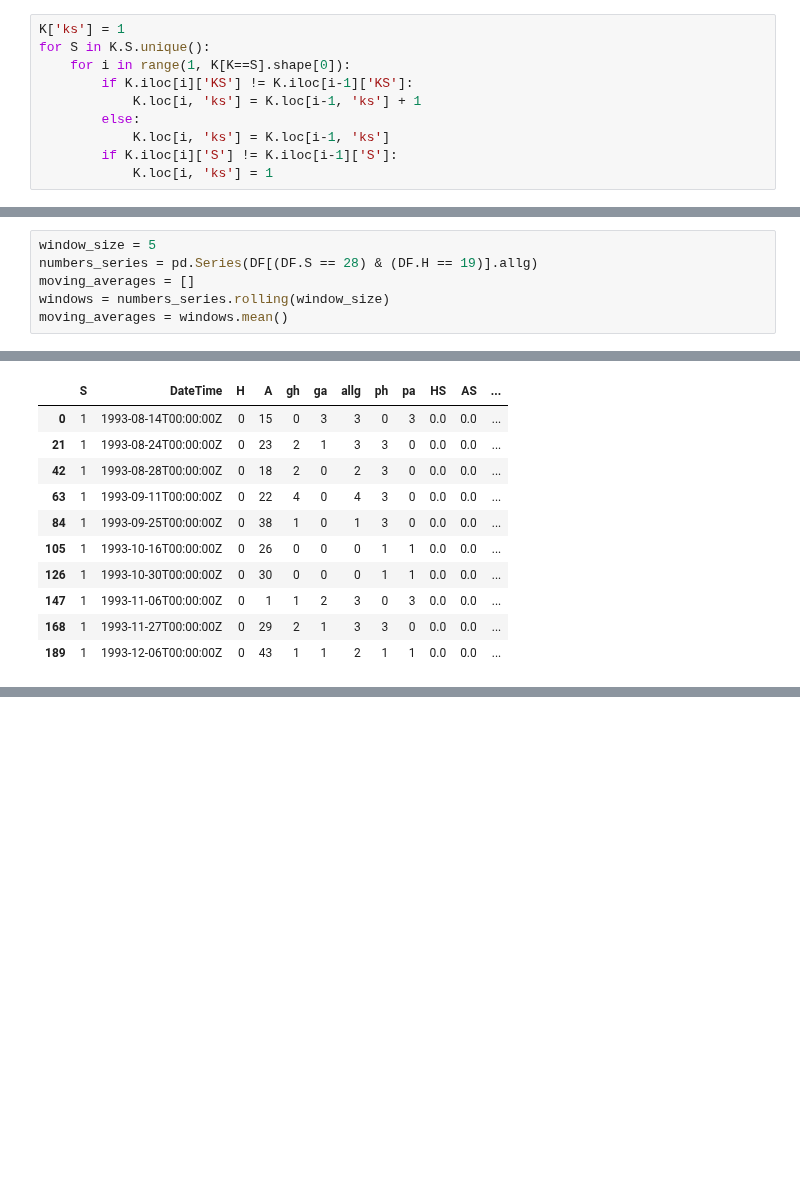
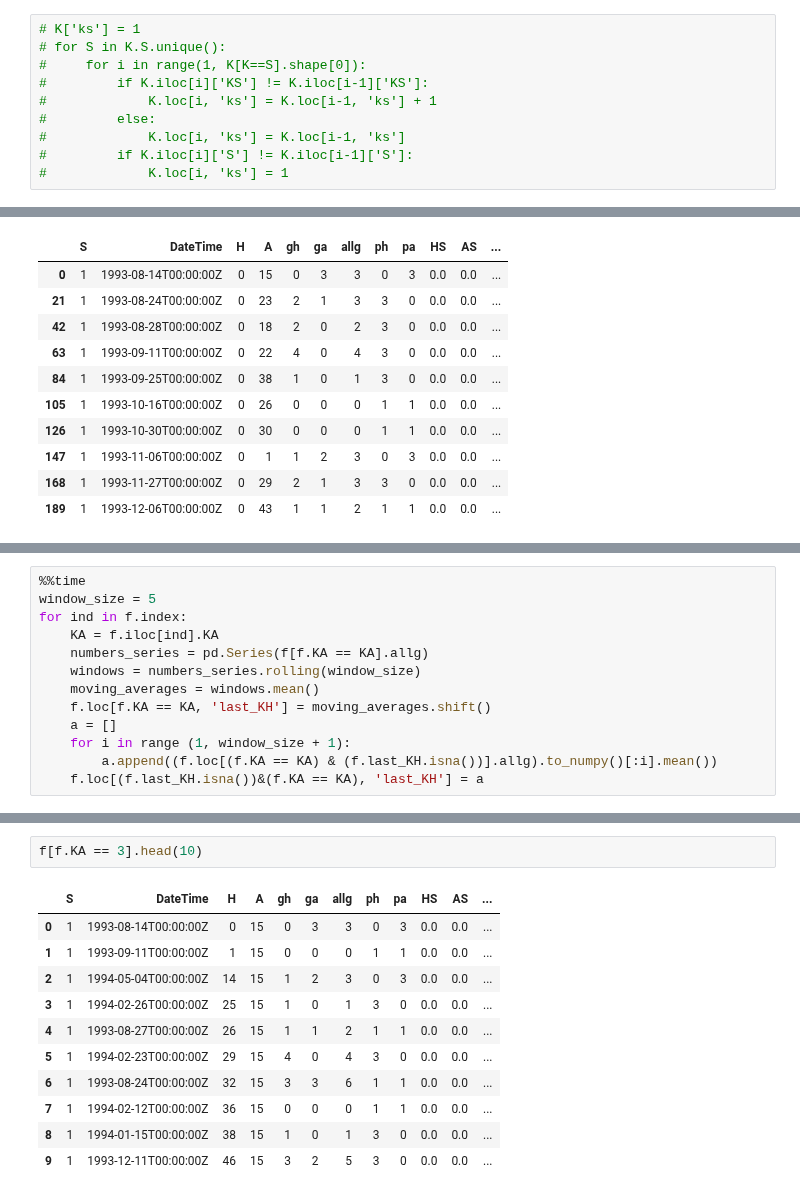
Before and after one commit to remarkASS97/studentML, a Jupyter notebook: ЗадачаКлассификации_1.2.5.ipynb, the cells around one changed output, grey strips where cells are left out. Cells and saved outputs as stored; diff of their text form; blank space fills up the shorter version.

```diff
--- a/ЗадачаКлассификации_1.2.5.ipynb
+++ b/ЗадачаКлассификации_1.2.5.ipynb
@@ -836,12 +706,12 @@ for S in K.S.unique():
 # %%
-K['ks'] = 1
-for S in K.S.unique():
-    for i in range(1, K[K==S].shape[0]):
-        if K.iloc[i]['KS'] != K.iloc[i-1]['KS']:
-            K.loc[i, 'ks'] = K.loc[i-1, 'ks'] + 1
-        else:
-            K.loc[i, 'ks'] = K.loc[i-1, 'ks']
-        if K.iloc[i]['S'] != K.iloc[i-1]['S']:
-            K.loc[i, 'ks'] = 1
+# K['ks'] = 1
+# for S in K.S.unique():
+#     for i in range(1, K[K==S].shape[0]):
+#         if K.iloc[i]['KS'] != K.iloc[i-1]['KS']:
+#             K.loc[i, 'ks'] = K.loc[i-1, 'ks'] + 1
+#         else:
+#             K.loc[i, 'ks'] = K.loc[i-1, 'ks']
+#         if K.iloc[i]['S'] != K.iloc[i-1]['S']:
+#             K.loc[i, 'ks'] = 1
 # %% [markdown]
 ## Создаем last
@@ -864,8 +718,2 @@ DF
-# %%
-window_size = 5
-numbers_series = pd.Series(DF[(DF.S == 28) & (DF.H == 19)].allg)
-moving_averages = []
-windows = numbers_series.rolling(window_size)
-moving_averages = windows.mean()
 # %%
 %%time
@@ -902,0 +846,13 @@ f[f.H == 0].head(10)
+# %%
+%%time
+window_size = 5
+for ind in f.index:
+    KA = f.iloc[ind].KA
+    numbers_series = pd.Series(f[f.KA == KA].allg)
+    windows = numbers_series.rolling(window_size)
+    moving_averages = windows.mean()
+    f.loc[f.KA == KA, 'last_KH'] = moving_averages.shift()
+    a = []
+    for i in range (1, window_size + 1):
+        a.append((f.loc[(f.KA == KA) & (f.last_KH.isna())].allg).to_numpy()[:i].mean())
+    f.loc[(f.last_KH.isna())&(f.KA == KA), 'last_KH'] = a
@@ -902,0 +861,14 @@ f[f.H == 0].head(10)
+# %%
+f[f.KA == 3].head(10)
+# %% [output]
+|  | S | DateTime | H | A | gh | ga | allg | ph | pa | HS | AS | ... |
+| 0 | 1 | 1993-08-14T00:00:00Z | 0 | 15 | 0 | 3 | 3 | 0 | 3 | 0.0 | 0.0 | ... |
+| 1 | 1 | 1993-09-11T00:00:00Z | 1 | 15 | 0 | 0 | 0 | 1 | 1 | 0.0 | 0.0 | ... |
+| 2 | 1 | 1994-05-04T00:00:00Z | 14 | 15 | 1 | 2 | 3 | 0 | 3 | 0.0 | 0.0 | ... |
+| 3 | 1 | 1994-02-26T00:00:00Z | 25 | 15 | 1 | 0 | 1 | 3 | 0 | 0.0 | 0.0 | ... |
+| 4 | 1 | 1993-08-27T00:00:00Z | 26 | 15 | 1 | 1 | 2 | 1 | 1 | 0.0 | 0.0 | ... |
+| 5 | 1 | 1994-02-23T00:00:00Z | 29 | 15 | 4 | 0 | 4 | 3 | 0 | 0.0 | 0.0 | ... |
+| 6 | 1 | 1993-08-24T00:00:00Z | 32 | 15 | 3 | 3 | 6 | 1 | 1 | 0.0 | 0.0 | ... |
+| 7 | 1 | 1994-02-12T00:00:00Z | 36 | 15 | 0 | 0 | 0 | 1 | 1 | 0.0 | 0.0 | ... |
+| 8 | 1 | 1994-01-15T00:00:00Z | 38 | 15 | 1 | 0 | 1 | 3 | 0 | 0.0 | 0.0 | ... |
+| 9 | 1 | 1993-12-11T00:00:00Z | 46 | 15 | 3 | 2 | 5 | 3 | 0 | 0.0 | 0.0 | ... |
```
Also changed, not shown: parts of 37 cells of this notebook, 3 other files.
